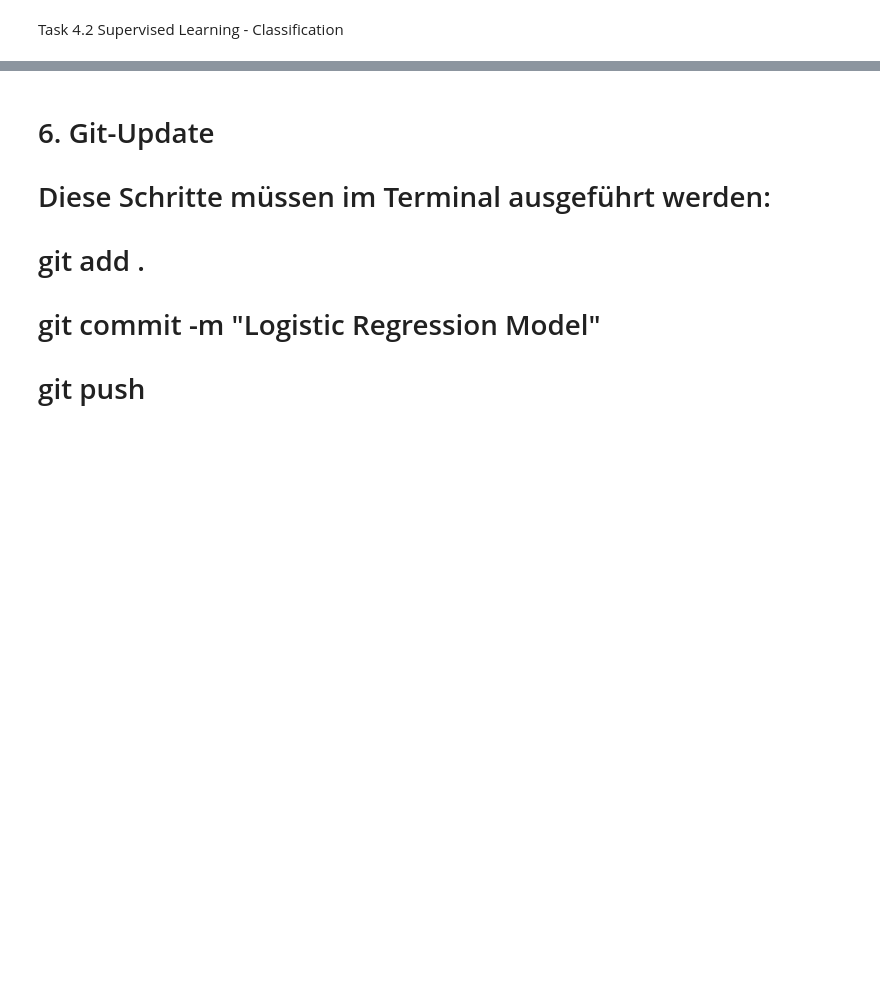
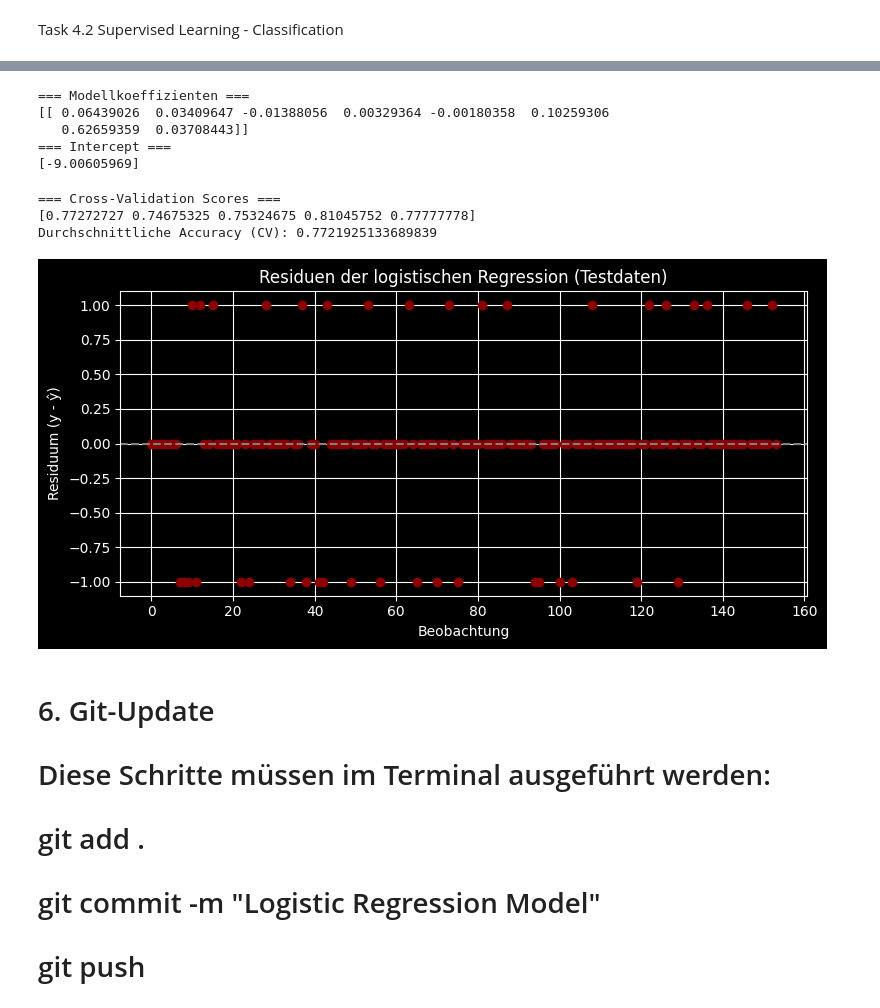
Before and after one commit to SonjaHammerl/AMLHC_Tasks_SH, a Jupyter notebook: Python/src/python/Task4.2.ipynb, the cells around one changed output, grey strips where cells are left out. Cells and saved outputs as stored; diff of their text form; code cells hidden in the pictures; blank space fills up the shorter version.

Commit message:
Supervised Learning - Regression

```diff
--- a/Python/src/python/Task4.2.ipynb
+++ b/Python/src/python/Task4.2.ipynb
@@ -12,24 +12,11 @@ from scipy.io import arff
 # %%
-# 1. Lade das Dataset (diabetes.arff)
-# Konvertiere ARFF-Datei zu Pandas DataFrame
-data, meta = arff.loadarff("C:\\Users\\sonja\\Downloads\\diabetes.arff")
-df = pd.DataFrame(data)
-
-# Falls die Spaltennamen nicht korrekt sind, setzen wir die korrekten Spaltennamen
-df.columns = df.columns.str.decode('utf-8')
+# 1. Lade das Dataset (diabetes.csv)
+df = pd.read_csv("C:\\Users\\sonja\\Downloads\\diabetes.csv")
 # %%
-# 2. Trainiere ein Generalized Linear Model (Logistic Regression)
-# Angenommen, 'class' ist das Ziel (Label), und der Rest der Variablen sind Features
-X = df.drop('class', axis=1)
-y = df['class']
-
-# Konvertiere in numerische Werte falls nötig
-X = X.apply(pd.to_numeric)
-y = y.apply(pd.to_numeric)
-
-# Erstelle das Logistic Regression Modell
-model = LogisticRegression(max_iter=1000)
+# 2. Zielvariable numerisch kodieren
+df['class'] = df['class'].map({'tested_negative': 0, 'tested_positive': 1})
 # %%
-# 3. Trainiere das Modell
-model.fit(X, y)
+# 3. Features (X) und Zielvariable (y) definieren
+X = df.drop('class', axis=1)
+y = df['class']
 # %%
@@ -69,0 +32,4 @@ print(f"Test Accuracy Score: {test_accuracy}")
+# %%
+
+# 6. Vorhersagen treffen
+y_pred = model.predict(X_test)
@@ -70,3 +61,42 @@ print(f"Test Accuracy Score: {test_accuracy}")
+# %%
+
+# 8. Modellparameter anzeigen
+print("=== Modellkoeffizienten ===")
+print(model.coef_)
+print("=== Intercept ===")
+print(model.intercept_)
+# %% [output]
+=== Modellkoeffizienten ===
+[[ 0.06439026  0.03409647 -0.01388056  0.00329364 -0.00180358  0.10259306
+   0.62659359  0.03708443]]
+=== Intercept ===
+[-9.00605969]
+# %%
+
+# 9. Kreuzvalidierung
+cv_scores = cross_val_score(model, X, y, cv=5, scoring='accuracy')
+print("\n=== Cross-Validation Scores ===")
+print(cv_scores)
+print("Durchschnittliche Accuracy (CV):", np.mean(cv_scores))
+# %% [output]
+=== Cross-Validation Scores ===
+[0.77272727 0.74675325 0.75324675 0.81045752 0.77777778]
+Durchschnittliche Accuracy (CV): 0.7721925133689839
+# %%
+
+# 10. Residuen visualisieren
+residuals = y_test - y_pred
+plt.figure(figsize=(8, 4))
+plt.plot(residuals.values, marker='o', linestyle='', color='darkred')
+plt.axhline(0, color='gray', linestyle='--')
+plt.title("Residuen der logistischen Regression (Testdaten)")
+plt.xlabel("Beobachtung")
+plt.ylabel("Residuum (y - ŷ)")
+plt.grid(True)
+plt.tight_layout()
+plt.show()
+# %% [output]
+[figure, added]
 # %% [markdown]
 # 6. Git-Update
 # Diese Schritte müssen im Terminal ausgeführt werden:
```
Also changed, not shown: parts of 4 cells of this notebook, 2 other files.
